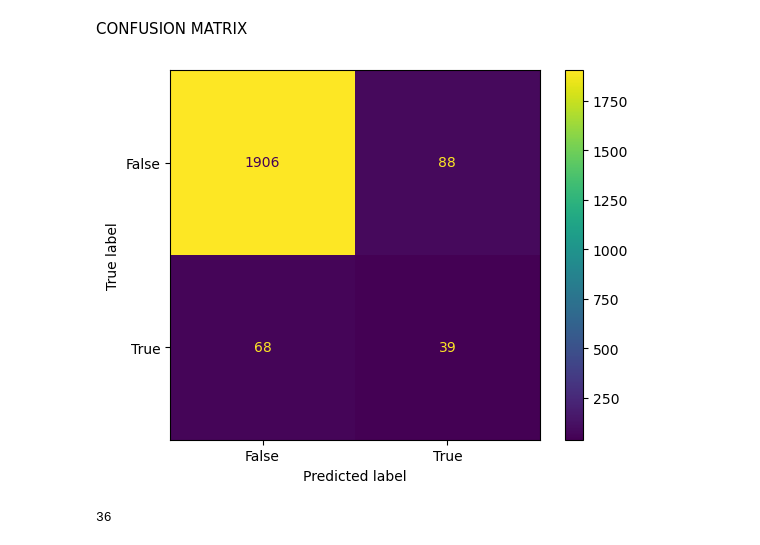
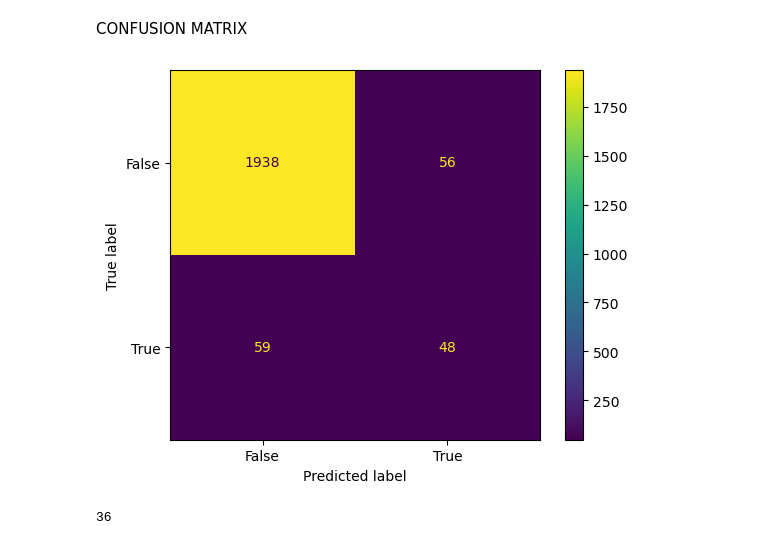
Before and after one commit to kriung/Corporate-Bankruptcy-Prediction, a Jupyter notebook: bankruptcy_predictor.ipynb, the cells around one changed output. Saved outputs shown, nothing was run; the diff lists cells and outputs as text; code cells hidden in the pictures.

```diff
--- a/bankruptcy_predictor.ipynb
+++ b/bankruptcy_predictor.ipynb
@@ -18,5 +41,3 @@ import warnings
 warnings.filterwarnings("ignore", category=FutureWarning)
 # %% [markdown]
 FETCH DATA
-# %%
-data = arff.loadarff('3year.arff')
@@ -25,3 +44,11 @@ df = pd.DataFrame(data[0])
+# %%
+def wrangle(filename):
+    data = arff.loadarff(filename)
+    df = pd.DataFrame(data[0])
+    df['class'] = df['class'].apply(lambda x: x == b'1')
+    return df
+# %%
+df = wrangle("3year.arff")
 # %% [markdown]
 EXPLORATORY DATA ANALYSIS EDA
 # %% [markdown]
@@ -152,3 +179,8 @@ X_train shape: (8402, 64)
 y_train shape: (8402,)
 X_test shape: (2101, 64)
 y_test shape: (2101,)
+# %%
+#RESAMPLE
+over_sampler = RandomOverSampler(random_state = 42)
+X_train_over, y_train_over = over_sampler.fit_resample(X_train, y_train)
+print(X_train_over.shape)
@@ -196,9 +230,9 @@ Test Accuracy: 0.9453
 CONFUSION MATRIX
 # %%
 # Plot confusion matrix
-ConfusionMatrixDisplay.from_estimator(model_reg, X_test, y_test);
+ConfusionMatrixDisplay.from_estimator(model_over, X_test, y_test);
 # %% [output]
-[figure, old version]
+[figure, new version]
 # %%
 # Calculate Tree depth
 depth = model_over.named_steps["decisiontreeclassifier"].get_depth()
```
Also changed, not shown: parts of 34 cells of this notebook, 3 other files.
